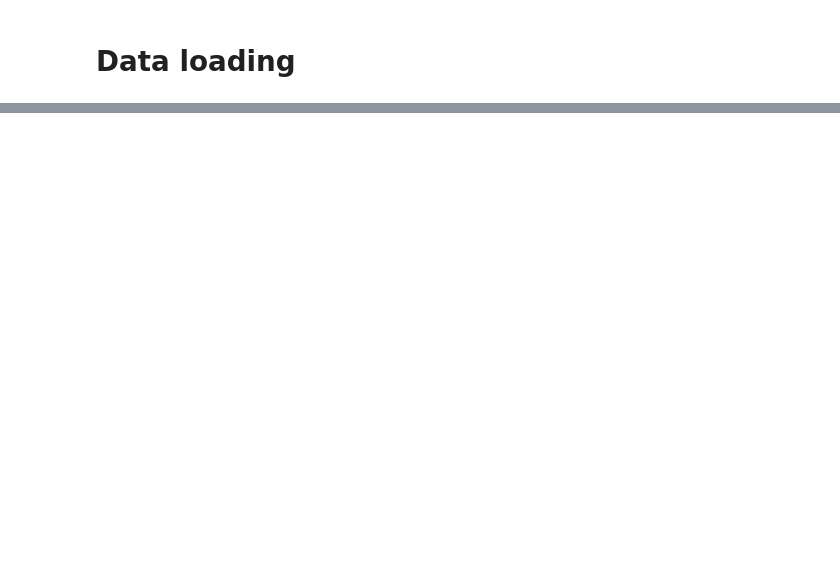
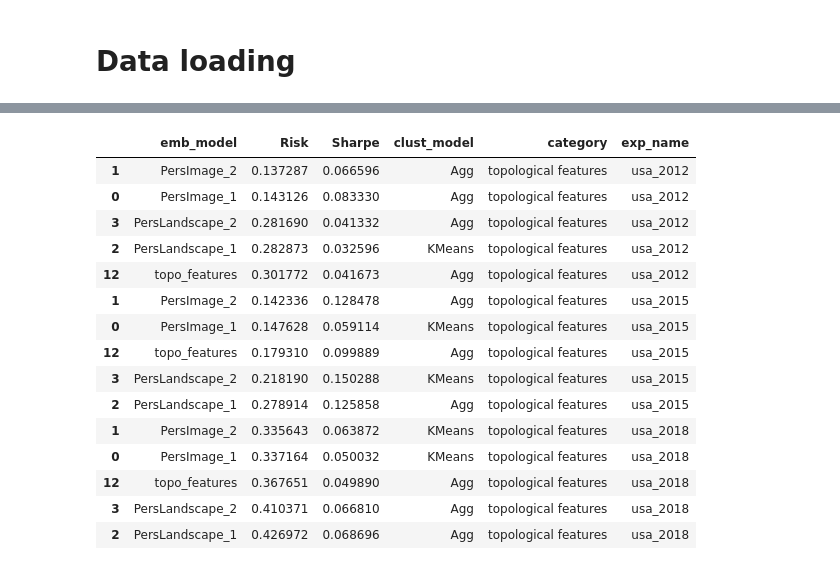
Before and after one commit to petrsokerin/Stock_clustering_paper, a Jupyter notebook: new_res_analysis.ipynb, the cells around one changed output, grey strips where cells are left out. Cells and saved outputs as stored; diff of their text form; code cells hidden in the pictures; blank space fills up the shorter version.

```diff
--- a/new_res_analysis.ipynb
+++ b/new_res_analysis.ipynb
@@ -133,0 +129,19 @@ all_exp_pivot.sort_values([('Risk', 'usa_2018')])
+# %%
+all_experiments[all_experiments['category'] == 'topological features']
+# %% [output]
+|  | emb_model | Risk | Sharpe | clust_model | category | exp_name |
+| 1 | PersImage_2 | 0.137287 | 0.066596 | Agg | topological features | usa_2012 |
+| 0 | PersImage_1 | 0.143126 | 0.083330 | Agg | topological features | usa_2012 |
+| 3 | PersLandscape_2 | 0.281690 | 0.041332 | Agg | topological features | usa_2012 |
+| 2 | PersLandscape_1 | 0.282873 | 0.032596 | KMeans | topological features | usa_2012 |
+| 12 | topo_features | 0.301772 | 0.041673 | Agg | topological features | usa_2012 |
+| 1 | PersImage_2 | 0.142336 | 0.128478 | Agg | topological features | usa_2015 |
+| 0 | PersImage_1 | 0.147628 | 0.059114 | KMeans | topological features | usa_2015 |
+| 12 | topo_features | 0.179310 | 0.099889 | Agg | topological features | usa_2015 |
+| 3 | PersLandscape_2 | 0.218190 | 0.150288 | KMeans | topological features | usa_2015 |
+| 2 | PersLandscape_1 | 0.278914 | 0.125858 | Agg | topological features | usa_2015 |
+| 1 | PersImage_2 | 0.335643 | 0.063872 | KMeans | topological features | usa_2018 |
+| 0 | PersImage_1 | 0.337164 | 0.050032 | KMeans | topological features | usa_2018 |
+| 12 | topo_features | 0.367651 | 0.049890 | Agg | topological features | usa_2018 |
+| 3 | PersLandscape_2 | 0.410371 | 0.066810 | Agg | topological features | usa_2018 |
+| 2 | PersLandscape_1 | 0.426972 | 0.068696 | Agg | topological features | usa_2018 |
```
Also changed, not shown: parts of 9 cells of this notebook, 2 other files.
